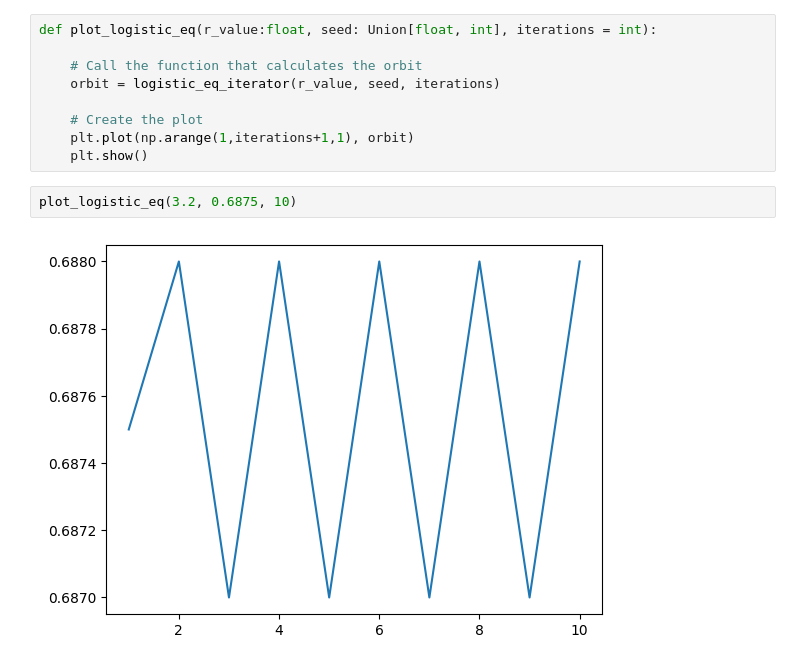
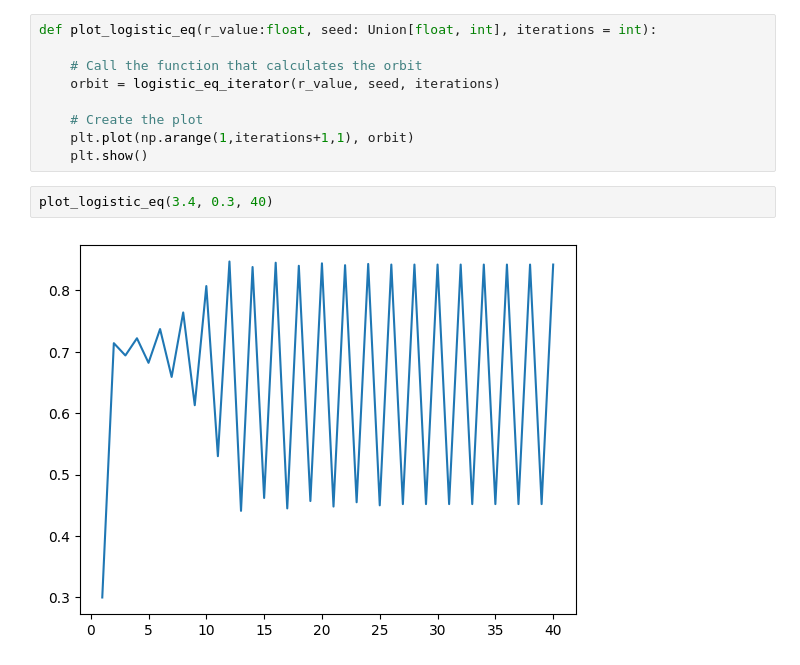
Before and after one commit to HijoBejuco/dynamical-systems-modeling, a Jupyter notebook: code_notebook.ipynb, the cells around one changed output. Cells and saved outputs as stored; diff of their text form.

Commit message:
fists steps for developing the function for plotting orbits of the logistic eq

```diff
--- a/code_notebook.ipynb
+++ b/code_notebook.ipynb
@@ -22,6 +22,6 @@ def plot_logistic_eq(r_value:float, seed: Union[float, int], iterations = int):
     plt.plot(np.arange(1,iterations+1,1), orbit)
     plt.show()
 # %%
-plot_logistic_eq(3.2, 0.6875, 10)
+plot_logistic_eq(3.4, 0.3, 40)
 # %% [output]
-[figure, old version]
+[figure, new version]
```
